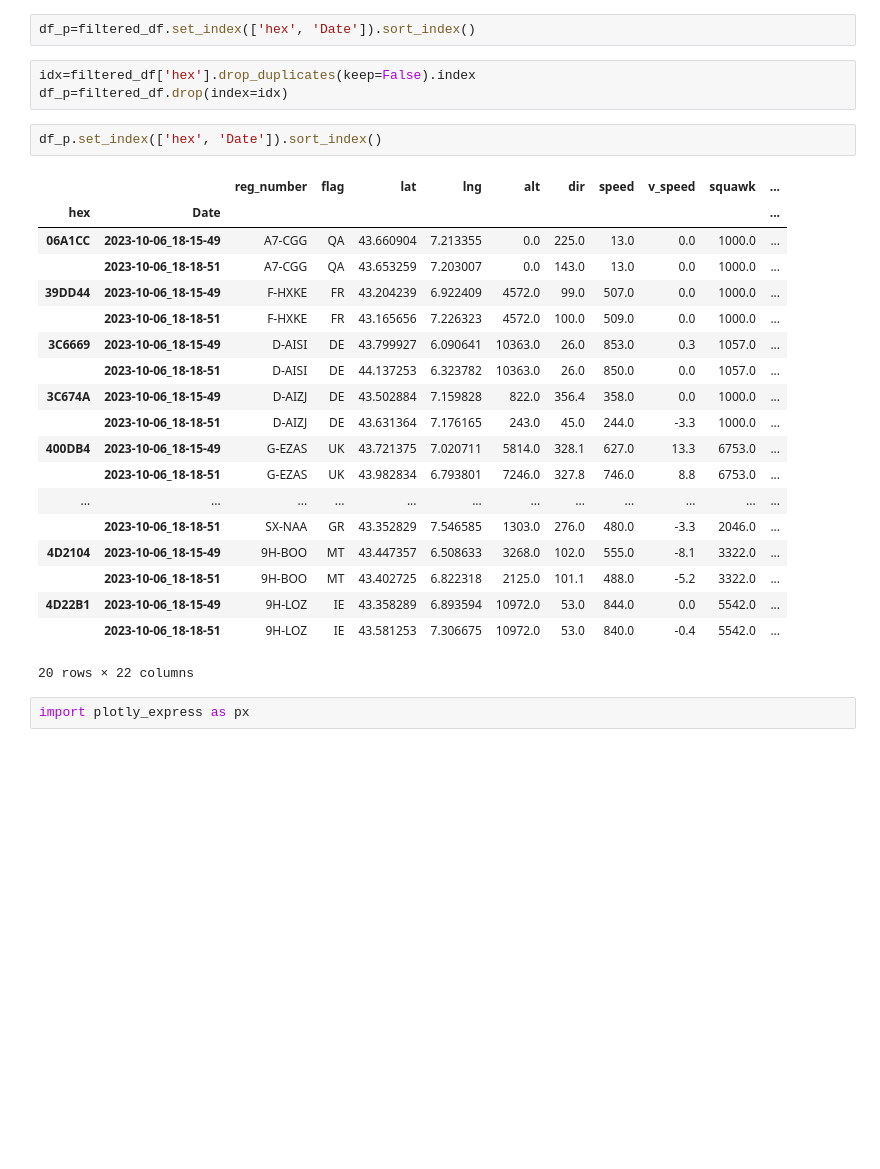
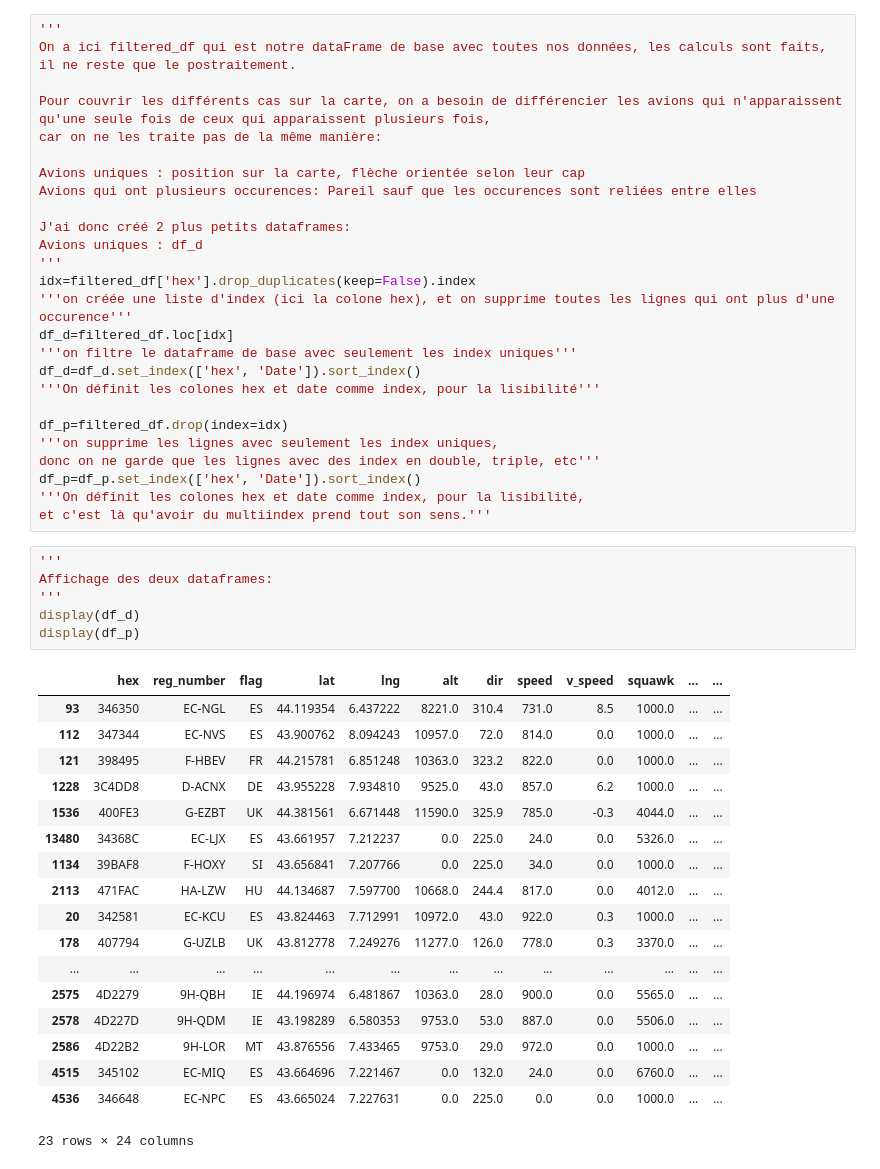
Before and after one commit to eNOVAAerospace/flight_track, a Jupyter notebook: flight_radar.ipynb, the cells around one changed output. Drawn from its saved outputs; the diff is of its cells as text; blank space fills up the shorter version.

Commit message:
débug+commentary du code, prêt à l'utilisation

```diff
--- a/flight_radar.ipynb
+++ b/flight_radar.ipynb
@@ -128,30 +192,52 @@ Tout a été enregistré dans le fichier : output\2023-10-06_18-18-51_round_sort
 As the xlwt package is no longer maintained, the xlwt engine will be removed in a future version of pandas. This is the only engine in pandas that supports writing in the xls format. Install openpyxl  ...
-# %%
-df_p=filtered_df.set_index(['hex', 'Date']).sort_index()
-# %%
-idx=filtered_df['hex'].drop_duplicates(keep=False).index
-df_p=filtered_df.drop(index=idx)
-# %%
-df_p.set_index(['hex', 'Date']).sort_index()
-# %% [output]
-|  |  | reg_number | flag | lat | lng | alt | dir | speed | v_speed | squawk | ... |
-| hex | Date |  |  |  |  |  |  |  |  |  | ... |
-| 06A1CC | 2023-10-06_18-15-49 | A7-CGG | QA | 43.660904 | 7.213355 | 0.0 | 225.0 | 13.0 | 0.0 | 1000.0 | ... |
-|  | 2023-10-06_18-18-51 | A7-CGG | QA | 43.653259 | 7.203007 | 0.0 | 143.0 | 13.0 | 0.0 | 1000.0 | ... |
-| 39DD44 | 2023-10-06_18-15-49 | F-HXKE | FR | 43.204239 | 6.922409 | 4572.0 | 99.0 | 507.0 | 0.0 | 1000.0 | ... |
-|  | 2023-10-06_18-18-51 | F-HXKE | FR | 43.165656 | 7.226323 | 4572.0 | 100.0 | 509.0 | 0.0 | 1000.0 | ... |
-| 3C6669 | 2023-10-06_18-15-49 | D-AISI | DE | 43.799927 | 6.090641 | 10363.0 | 26.0 | 853.0 | 0.3 | 1057.0 | ... |
-|  | 2023-10-06_18-18-51 | D-AISI | DE | 44.137253 | 6.323782 | 10363.0 | 26.0 | 850.0 | 0.0 | 1057.0 | ... |
-| 3C674A | 2023-10-06_18-15-49 | D-AIZJ | DE | 43.502884 | 7.159828 | 822.0 | 356.4 | 358.0 | 0.0 | 1000.0 | ... |
-|  | 2023-10-06_18-18-51 | D-AIZJ | DE | 43.631364 | 7.176165 | 243.0 | 45.0 | 244.0 | -3.3 | 1000.0 | ... |
-| 400DB4 | 2023-10-06_18-15-49 | G-EZAS | UK | 43.721375 | 7.020711 | 5814.0 | 328.1 | 627.0 | 13.3 | 6753.0 | ... |
-|  | 2023-10-06_18-18-51 | G-EZAS | UK | 43.982834 | 6.793801 | 7246.0 | 327.8 | 746.0 | 8.8 | 6753.0 | ... |
-| ... | ... | ... | ... | ... | ... | ... | ... | ... | ... | ... | ... |
-|  | 2023-10-06_18-18-51 | SX-NAA | GR | 43.352829 | 7.546585 | 1303.0 | 276.0 | 480.0 | -3.3 | 2046.0 | ... |
-| 4D2104 | 2023-10-06_18-15-49 | 9H-BOO | MT | 43.447357 | 6.508633 | 3268.0 | 102.0 | 555.0 | -8.1 | 3322.0 | ... |
-|  | 2023-10-06_18-18-51 | 9H-BOO | MT | 43.402725 | 6.822318 | 2125.0 | 101.1 | 488.0 | -5.2 | 3322.0 | ... |
-| 4D22B1 | 2023-10-06_18-15-49 | 9H-LOZ | IE | 43.358289 | 6.893594 | 10972.0 | 53.0 | 844.0 | 0.0 | 5542.0 | ... |
-|  | 2023-10-06_18-18-51 | 9H-LOZ | IE | 43.581253 | 7.306675 | 10972.0 | 53.0 | 840.0 | -0.4 | 5542.0 | ... |
-20 rows × 22 columns
-# %%
-import plotly_express as px
+# %%
+'''
+On a ici filtered_df qui est notre dataFrame de base avec toutes nos données, les calculs sont faits, il ne reste que le postraitement.
+
+Pour couvrir les différents cas sur la carte, on a besoin de différencier les avions qui n'apparaissent qu'une seule fois de ceux qui apparaissent plusieurs fois,
+car on ne les traite pas de la même manière:
+
+Avions uniques : position sur la carte, flèche orientée selon leur cap
+Avions qui ont plusieurs occurences: Pareil sauf que les occurences sont reliées entre elles
+
+J'ai donc créé 2 plus petits dataframes:
+Avions uniques : df_d
+'''
+idx=filtered_df['hex'].drop_duplicates(keep=False).index
+'''on créée une liste d'index (ici la colone hex), et on supprime toutes les lignes qui ont plus d'une occurence'''
+df_d=filtered_df.loc[idx]
+'''on filtre le dataframe de base avec seulement les index uniques'''
+df_d=df_d.set_index(['hex', 'Date']).sort_index()
+'''On définit les colones hex et date comme index, pour la lisibilité'''
+
+df_p=filtered_df.drop(index=idx)
+'''on supprime les lignes avec seulement les index uniques,
+donc on ne garde que les lignes avec des index en double, triple, etc'''
+df_p=df_p.set_index(['hex', 'Date']).sort_index()
+'''On définit les colones hex et date comme index, pour la lisibilité,
+et c'est là qu'avoir du multiindex prend tout son sens.'''
+# %%
+'''
+Affichage des deux dataframes:
+'''
+display(df_d)
+display(df_p)
+# %% [output]
+|  | hex | reg_number | flag | lat | lng | alt | dir | speed | v_speed | squawk | ... | ... |
+| 93 | 346350 | EC-NGL | ES | 44.119354 | 6.437222 | 8221.0 | 310.4 | 731.0 | 8.5 | 1000.0 | ... | ... |
+| 112 | 347344 | EC-NVS | ES | 43.900762 | 8.094243 | 10957.0 | 72.0 | 814.0 | 0.0 | 1000.0 | ... | ... |
+| 121 | 398495 | F-HBEV | FR | 44.215781 | 6.851248 | 10363.0 | 323.2 | 822.0 | 0.0 | 1000.0 | ... | ... |
+| 1228 | 3C4DD8 | D-ACNX | DE | 43.955228 | 7.934810 | 9525.0 | 43.0 | 857.0 | 6.2 | 1000.0 | ... | ... |
+| 1536 | 400FE3 | G-EZBT | UK | 44.381561 | 6.671448 | 11590.0 | 325.9 | 785.0 | -0.3 | 4044.0 | ... | ... |
+| 13480 | 34368C | EC-LJX | ES | 43.661957 | 7.212237 | 0.0 | 225.0 | 24.0 | 0.0 | 5326.0 | ... | ... |
+| 1134 | 39BAF8 | F-HOXY | SI | 43.656841 | 7.207766 | 0.0 | 225.0 | 34.0 | 0.0 | 1000.0 | ... | ... |
+| 2113 | 471FAC | HA-LZW | HU | 44.134687 | 7.597700 | 10668.0 | 244.4 | 817.0 | 0.0 | 4012.0 | ... | ... |
+| 20 | 342581 | EC-KCU | ES | 43.824463 | 7.712991 | 10972.0 | 43.0 | 922.0 | 0.3 | 1000.0 | ... | ... |
+| 178 | 407794 | G-UZLB | UK | 43.812778 | 7.249276 | 11277.0 | 126.0 | 778.0 | 0.3 | 3370.0 | ... | ... |
+| ... | ... | ... | ... | ... | ... | ... | ... | ... | ... | ... | ... | ... |
+| 2575 | 4D2279 | 9H-QBH | IE | 44.196974 | 6.481867 | 10363.0 | 28.0 | 900.0 | 0.0 | 5565.0 | ... | ... |
+| 2578 | 4D227D | 9H-QDM | IE | 43.198289 | 6.580353 | 9753.0 | 53.0 | 887.0 | 0.0 | 5506.0 | ... | ... |
+| 2586 | 4D22B2 | 9H-LOR | MT | 43.876556 | 7.433465 | 9753.0 | 29.0 | 972.0 | 0.0 | 1000.0 | ... | ... |
+| 4515 | 345102 | EC-MIQ | ES | 43.664696 | 7.221467 | 0.0 | 132.0 | 24.0 | 0.0 | 6760.0 | ... | ... |
+| 4536 | 346648 | EC-NPC | ES | 43.665024 | 7.227631 | 0.0 | 225.0 | 0.0 | 0.0 | 1000.0 | ... | ... |
+23 rows × 24 columns
```
Also changed, not shown: parts of 16 cells of this notebook.
